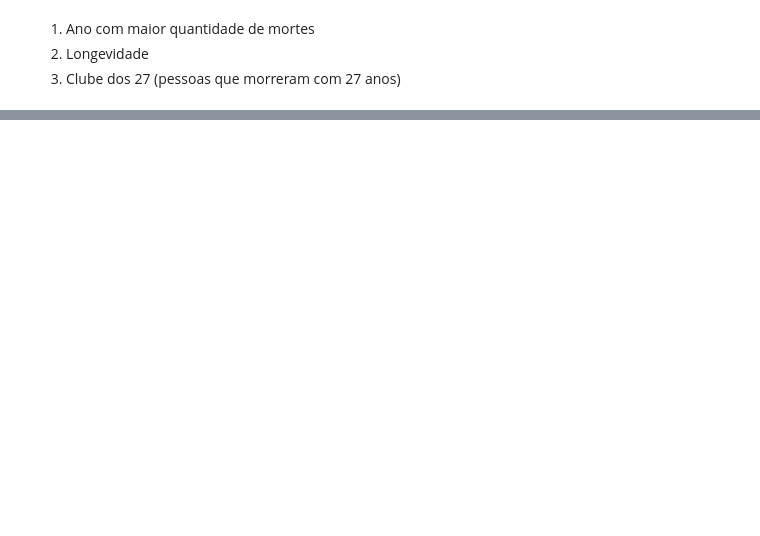
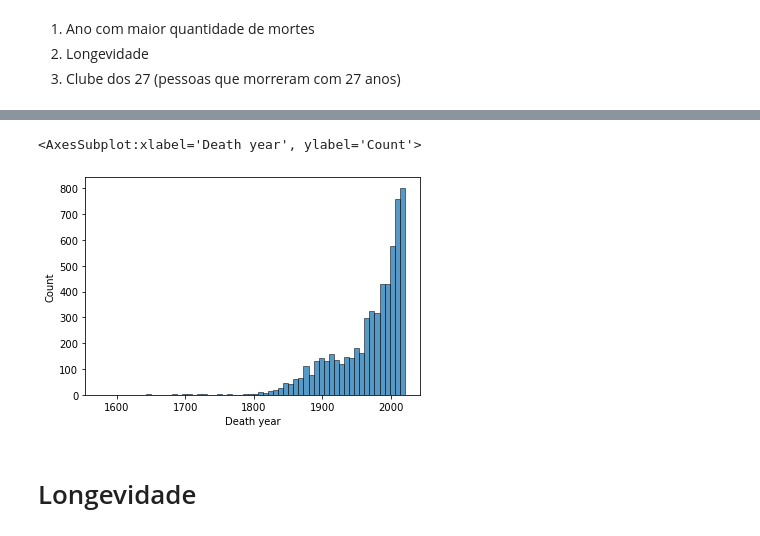
Before and after one commit to alvesgabriel/lets-code-analytics-modulo-1, a Jupyter notebook: longevity.ipynb, the cells around one changed output, grey strips where cells are left out. Drawn from its saved outputs; the diff is of its cells as text; code cells hidden in the pictures; blank space fills up the shorter version.

```diff
--- a/longevity.ipynb
+++ b/longevity.ipynb
@@ -130,0 +141,7 @@ df.loc[df['Gender'] == 'Female; Female', 'Gender'] = 'Outros'
+# %%
+sns.histplot(df[df['Country']== 'Brazil']['Death year'])
+# %% [output]
+<AxesSubplot:xlabel='Death year', ylabel='Count'>
+[figure, added]
+# %% [markdown]
+# Longevidade
```
Also changed, not shown: parts of 20 cells of this notebook.
